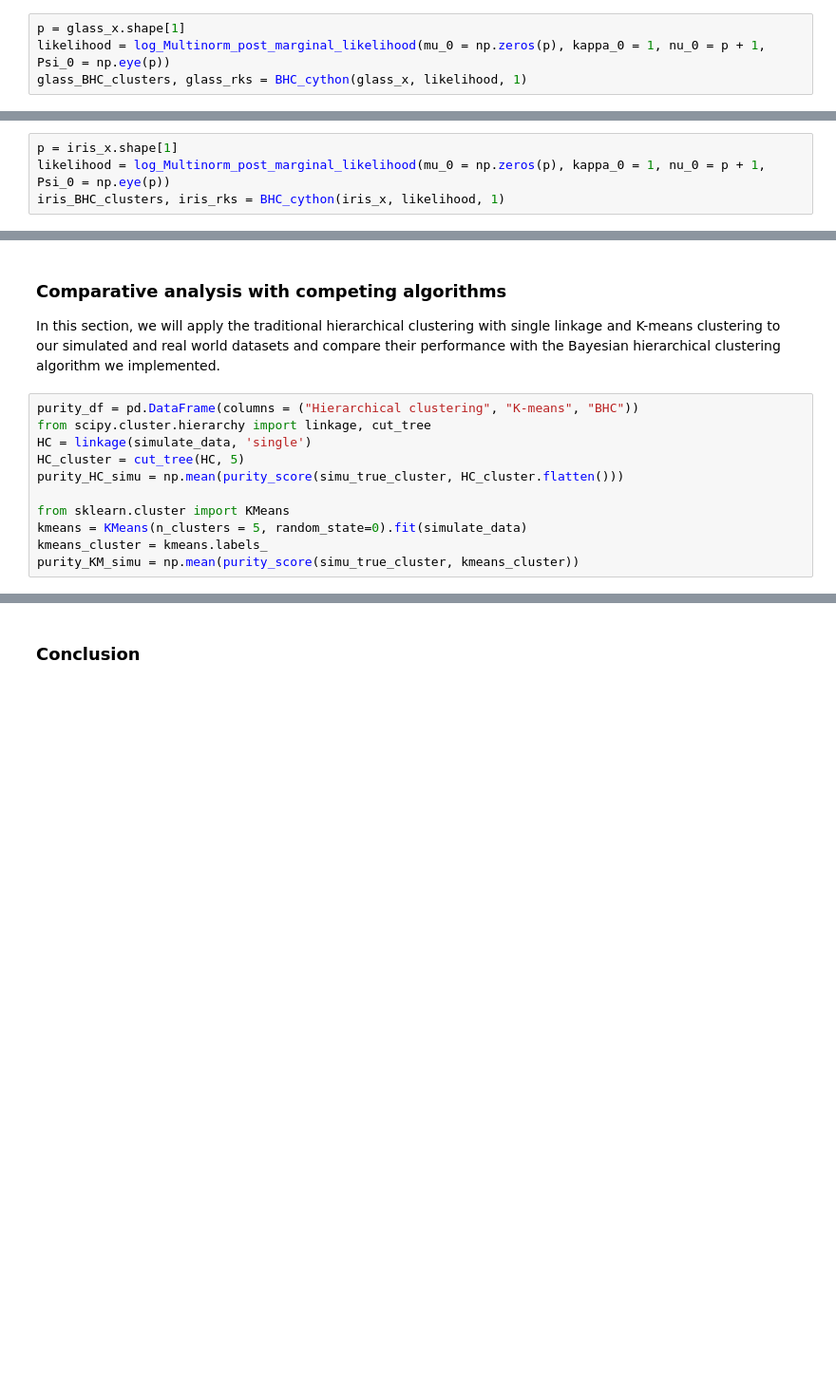
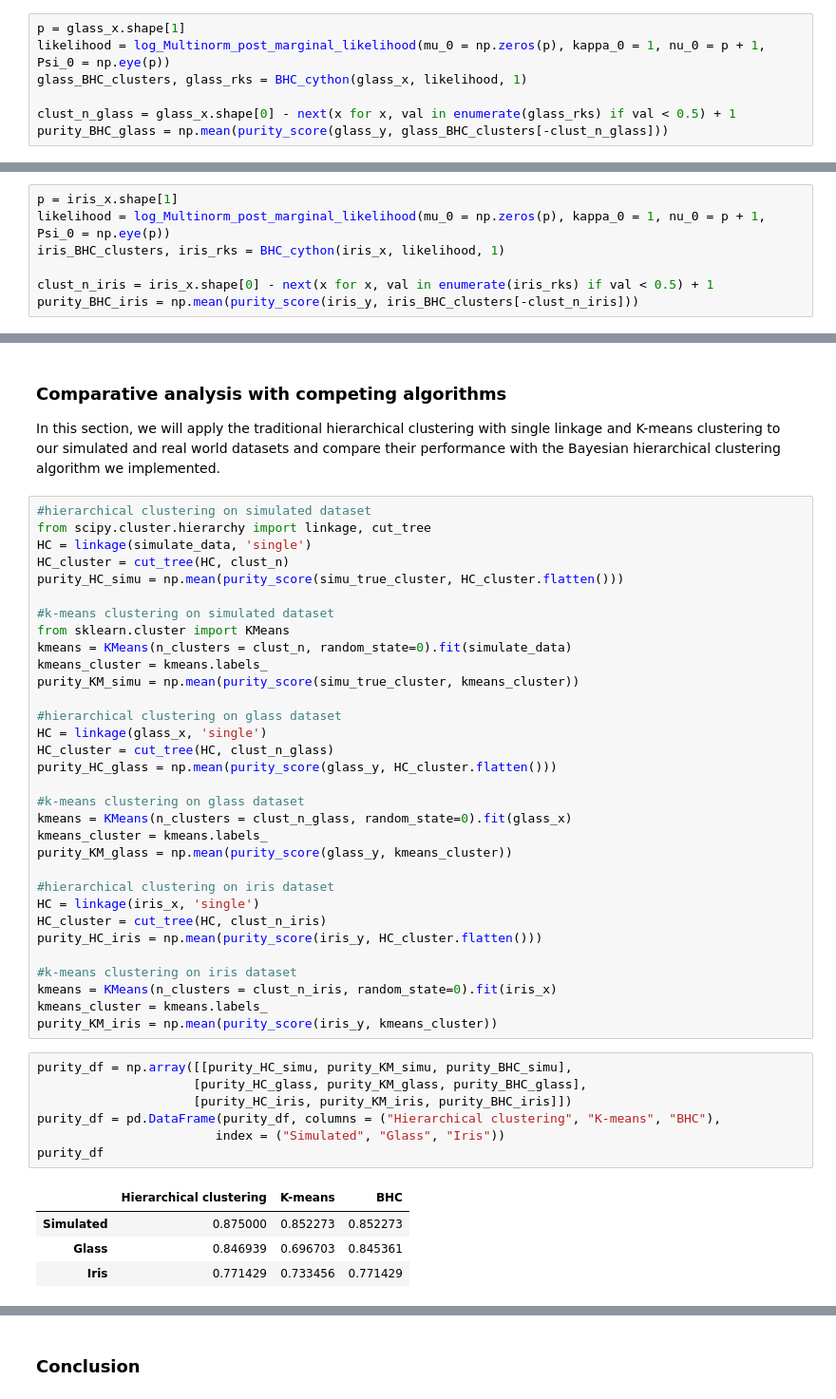
Before and after one commit to Eric-Su-2718/Bayeisan-Hierachical-Clustering-Project, a Jupyter notebook: STA663_Final_Project_Report.ipynb, the cells around one changed output, grey strips where cells are left out. Shown: that part at 95% size. Drawn from its saved outputs; the diff is of its cells as text; blank space fills up the shorter version.

```diff
--- a/STA663_Final_Project_Report.ipynb
+++ b/STA663_Final_Project_Report.ipynb
@@ -343,3 +335,6 @@ iris_x = iris_x[sample_index_iris, :]
 p = glass_x.shape[1]
 likelihood = log_Multinorm_post_marginal_likelihood(mu_0 = np.zeros(p), kappa_0 = 1, nu_0 = p + 1, Psi_0 = np.eye(p))
 glass_BHC_clusters, glass_rks = BHC_cython(glass_x, likelihood, 1)
+
+clust_n_glass = glass_x.shape[0] - next(x for x, val in enumerate(glass_rks) if val < 0.5) + 1
+purity_BHC_glass = np.mean(purity_score(glass_y, glass_BHC_clusters[-clust_n_glass]))
@@ -371,3 +349,6 @@ glass_rks
 p = iris_x.shape[1]
 likelihood = log_Multinorm_post_marginal_likelihood(mu_0 = np.zeros(p), kappa_0 = 1, nu_0 = p + 1, Psi_0 = np.eye(p))
 iris_BHC_clusters, iris_rks = BHC_cython(iris_x, likelihood, 1)
+
+clust_n_iris = iris_x.shape[0] - next(x for x, val in enumerate(iris_rks) if val < 0.5) + 1
+purity_BHC_iris = np.mean(purity_score(iris_y, iris_BHC_clusters[-clust_n_iris]))
@@ -394,14 +355,47 @@ iris_rks
 # %% [markdown]
 ### Comparative analysis with competing algorithms
 In this section, we will apply the traditional hierarchical clustering with single linkage and K-means clustering to our simulated and real world datasets and compare their performance with the Bayesian hierarchical clustering algorithm we implemented.
-# %%
-purity_df = pd.DataFrame(columns = ("Hierarchical clustering", "K-means", "BHC"))
-from scipy.cluster.hierarchy import linkage, cut_tree
-HC = linkage(simulate_data, 'single')
-HC_cluster = cut_tree(HC, 5)
-purity_HC_simu = np.mean(purity_score(simu_true_cluster, HC_cluster.flatten()))
-
-from sklearn.cluster import KMeans
-kmeans = KMeans(n_clusters = 5, random_state=0).fit(simulate_data)
-kmeans_cluster = kmeans.labels_
-purity_KM_simu = np.mean(purity_score(simu_true_cluster, kmeans_cluster))
+# %%
+#hierarchical clustering on simulated dataset
+from scipy.cluster.hierarchy import linkage, cut_tree
+HC = linkage(simulate_data, 'single')
+HC_cluster = cut_tree(HC, clust_n)
+purity_HC_simu = np.mean(purity_score(simu_true_cluster, HC_cluster.flatten()))
+
+#k-means clustering on simulated dataset
+from sklearn.cluster import KMeans
+kmeans = KMeans(n_clusters = clust_n, random_state=0).fit(simulate_data)
+kmeans_cluster = kmeans.labels_
+purity_KM_simu = np.mean(purity_score(simu_true_cluster, kmeans_cluster))
+
+#hierarchical clustering on glass dataset
+HC = linkage(glass_x, 'single')
+HC_cluster = cut_tree(HC, clust_n_glass)
+purity_HC_glass = np.mean(purity_score(glass_y, HC_cluster.flatten()))
+
+#k-means clustering on glass dataset
+kmeans = KMeans(n_clusters = clust_n_glass, random_state=0).fit(glass_x)
+kmeans_cluster = kmeans.labels_
+purity_KM_glass = np.mean(purity_score(glass_y, kmeans_cluster))
+
+#hierarchical clustering on iris dataset
+HC = linkage(iris_x, 'single')
+HC_cluster = cut_tree(HC, clust_n_iris)
+purity_HC_iris = np.mean(purity_score(iris_y, HC_cluster.flatten()))
+
+#k-means clustering on iris dataset
+kmeans = KMeans(n_clusters = clust_n_iris, random_state=0).fit(iris_x)
+kmeans_cluster = kmeans.labels_
+purity_KM_iris = np.mean(purity_score(iris_y, kmeans_cluster))
+# %%
+purity_df = np.array([[purity_HC_simu, purity_KM_simu, purity_BHC_simu],
+                     [purity_HC_glass, purity_KM_glass, purity_BHC_glass],
+                     [purity_HC_iris, purity_KM_iris, purity_BHC_iris]])
+purity_df = pd.DataFrame(purity_df, columns = ("Hierarchical clustering", "K-means", "BHC"),
+                        index = ("Simulated", "Glass", "Iris"))
+purity_df
+# %% [output]
+|  | Hierarchical clustering | K-means | BHC |
+| Simulated | 0.875000 | 0.852273 | 0.852273 |
+| Glass | 0.846939 | 0.696703 | 0.845361 |
+| Iris | 0.771429 | 0.733456 | 0.771429 |
```
Also changed, not shown: parts of 27 cells of this notebook.
